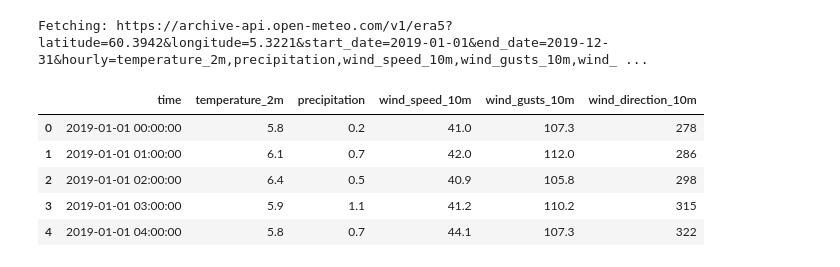
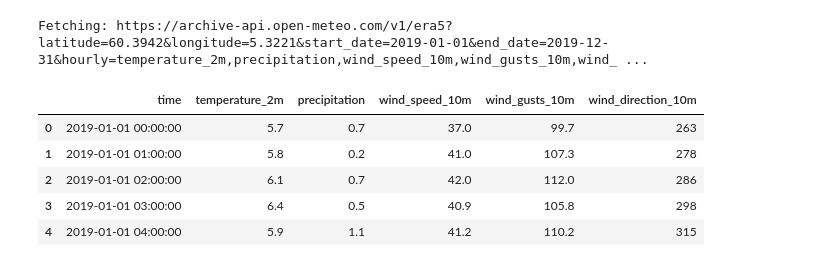
Before and after one commit to Mobashra/M-Abeer-Project, a Jupyter notebook: Exercise 3.ipynb, the cells around one changed output. Drawn from its saved outputs; the diff is of its cells as text; code cells hidden in the pictures.

```diff
--- a/Exercise 3.ipynb
+++ b/Exercise 3.ipynb
@@ -49,60 +87,67 @@ df_cities
 # %%
-import requests
-import pandas as pd
+# Define function to fetch weather data
+def fetch_weather_data(latitude: float, longitude: float, year: int, timezone: str = "Europe/Oslo",
+                       verbose: bool = True) -> pd.DataFrame:
 
-def fetch_weather_data(latitude: float,
-                       longitude: float,
-                       year: int,
-                       timezone: str = "UTC",
-                       verbose: bool = True) -> pd.DataFrame:
     start_date = f"{year}-01-01"
     end_date = f"{year}-12-31"
+
+    # Variables to fetch from Part 1 exercise
     variables = [
         "temperature_2m",
         "precipitation",
         "wind_speed_10m",
         "wind_gusts_10m",
-        "wind_direction_10m"
-    ]
+        "wind_direction_10m"]
+
     hourly = ",".join(variables)
+
+    # Construct URL
     base = "https://archive-api.open-meteo.com/v1/era5"
     params = (
         f"?latitude={latitude}&longitude={longitude}"
         f"&start_date={start_date}&end_date={end_date}"
-        f"&hourly={hourly}&timezone={timezone}"
-    )
+        f"&hourly={hourly}&timezone={timezone}")
+
+    # Full URL
     url = base + params
+
     if verbose:
         print("Fetching:", url)
 
-    # ✅ Safe request
+    # Safe request with error handling
     try:
         resp = requests.get(url, timeout=60)
         resp.raise_for_status()
         js = resp.json()
+
     except Exception as e:
-        print(f"❌ Failed to fetch data: {e}")
+        print(f"Failed to fetch data: {e}")
         return pd.DataFrame()  # return empty DataFrame instead of crashing
 
+    # Check expected structure
     if "hourly" not in js or "time" not in js["hourly"]:
-        print("⚠️ Unexpected JSON structure.")
+        print("Unexpected JSON structure.")
         return pd.DataFrame()
 
+    # Parse JSON into DataFrame
     hourly_js = js["hourly"]
     df = pd.DataFrame({"time": pd.to_datetime(hourly_js["time"])})
     for v in variables:
         df[v] = hourly_js.get(v)
+
+    # Sort by time just in case
     df = df.sort_values("time").reset_index(drop=True)
     return df
 
-
-bergen2019 = fetch_weather_data(latitude=60.3942, longitude=5.3221, year=2019, timezone="UTC")
+# Fetch weather data for Bergen in 2019 and displaying the first 5 rows
+bergen2019 = fetch_weather_data(latitude=60.3942, longitude=5.3221, year=2019, timezone="Europe/Oslo")
 bergen2019.head()
 # %% [output]
 Fetching: https://archive-api.open-meteo.com/v1/era5?latitude=60.3942&longitude=5.3221&start_date=2019-01-01&end_date=2019-12-31&hourly=temperature_2m,precipitation,wind_speed_10m,wind_gusts_10m,wind_ ...
 |  | time | temperature_2m | precipitation | wind_speed_10m | wind_gusts_10m | wind_direction_10m |
-| 0 | 2019-01-01 00:00:00 | 5.8 | 0.2 | 41.0 | 107.3 | 278 |
-| 1 | 2019-01-01 01:00:00 | 6.1 | 0.7 | 42.0 | 112.0 | 286 |
-| 2 | 2019-01-01 02:00:00 | 6.4 | 0.5 | 40.9 | 105.8 | 298 |
-| 3 | 2019-01-01 03:00:00 | 5.9 | 1.1 | 41.2 | 110.2 | 315 |
-| 4 | 2019-01-01 04:00:00 | 5.8 | 0.7 | 44.1 | 107.3 | 322 |
+| 0 | 2019-01-01 00:00:00 | 5.7 | 0.7 | 37.0 | 99.7 | 263 |
+| 1 | 2019-01-01 01:00:00 | 5.8 | 0.2 | 41.0 | 107.3 | 278 |
+| 2 | 2019-01-01 02:00:00 | 6.1 | 0.7 | 42.0 | 112.0 | 286 |
+| 3 | 2019-01-01 03:00:00 | 6.4 | 0.5 | 40.9 | 105.8 | 298 |
+| 4 | 2019-01-01 04:00:00 | 5.9 | 1.1 | 41.2 | 110.2 | 315 |
```
Also changed, not shown: parts of 18 cells of this notebook, 1 other file.
